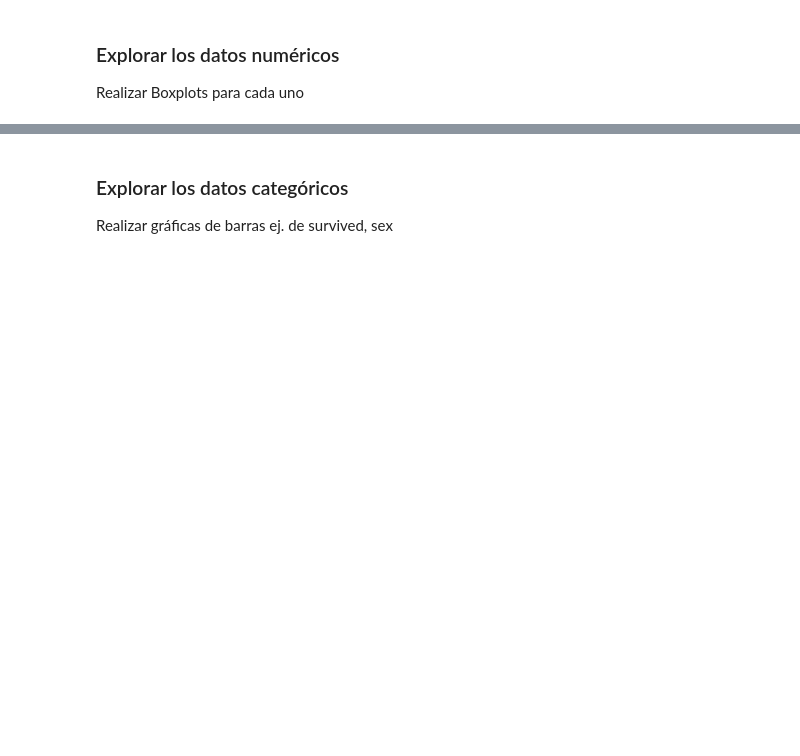
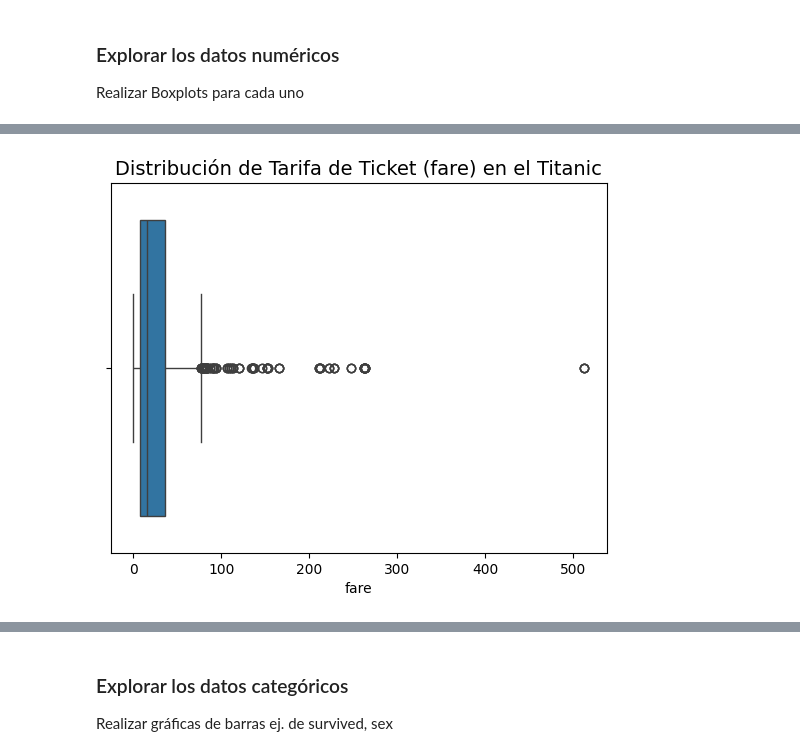
Before and after one commit to JosueSay/DataMining, a Jupyter notebook: ht/h1/03-Vida_facil.ipynb, the cells around one changed output, grey strips where cells are left out. Cells and saved outputs as stored; diff of their text form; code cells hidden in the pictures; blank space fills up the shorter version.

```diff
--- a/ht/h1/03-Vida_facil.ipynb
+++ b/ht/h1/03-Vida_facil.ipynb
@@ -107,0 +224,6 @@ Realizar Boxplots para cada uno
+# %%
+sns.boxplot(data=fareDF, orient="h")
+plt.title("Distribución de Tarifa de Ticket (fare) en el Titanic", fontsize=14)
+plt.show()
+# %% [output]
+[figure, added]
```
Also changed, not shown: parts of 38 cells of this notebook, 1 other file.
